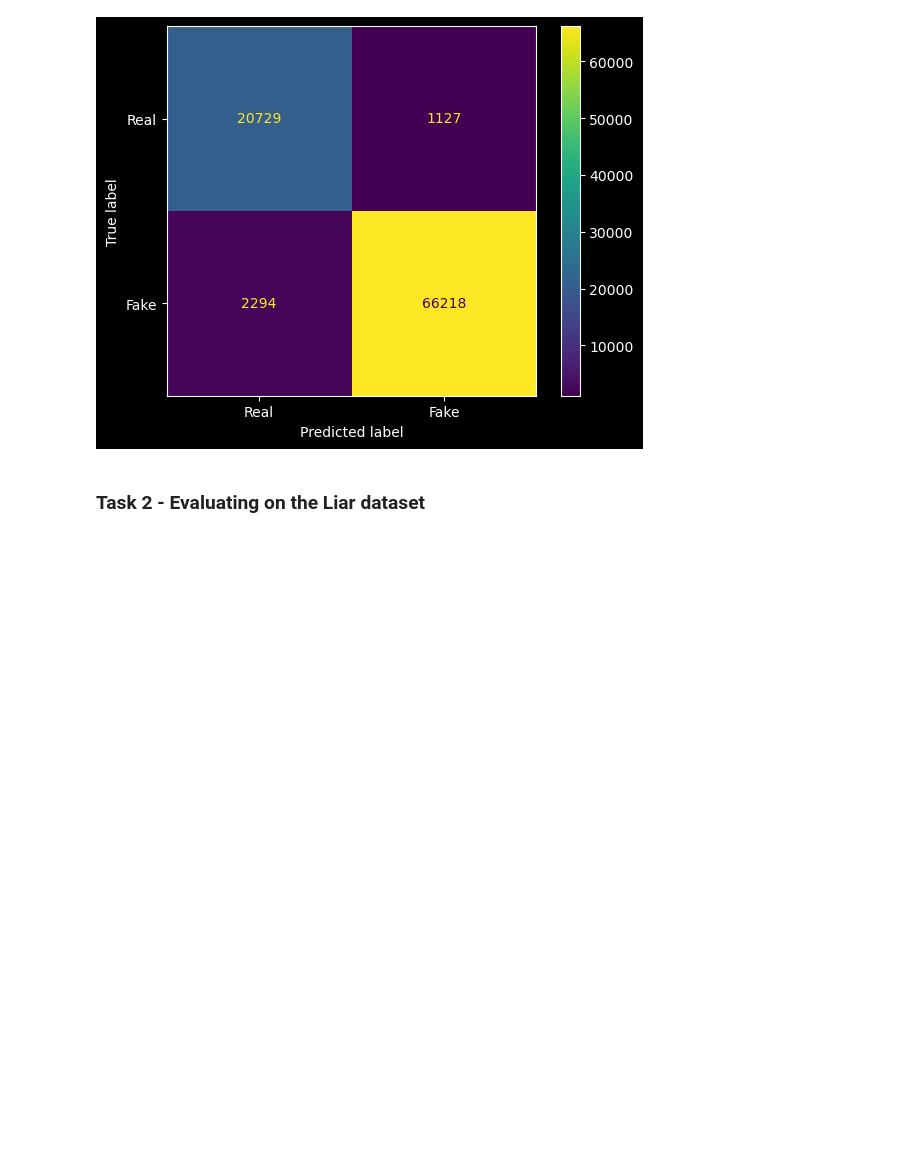
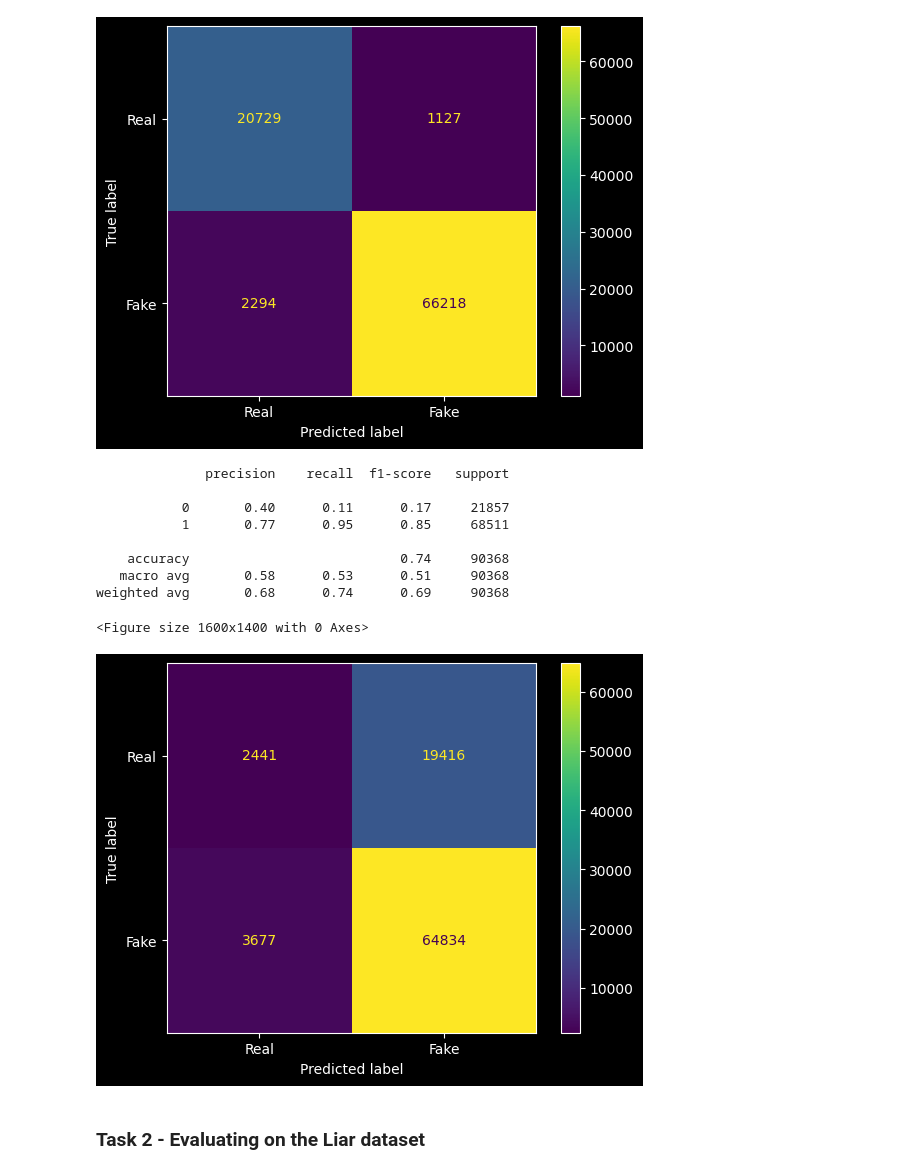
Before and after one commit to karlaugustnybo/Fake-News-Project, a Jupyter notebook: news/news_part_4.ipynb, the cells around one changed output. Saved outputs shown, nothing was run; the diff lists cells and outputs as text; code cells hidden in the pictures; blank space fills up the shorter version.

```diff
--- a/news/news_part_4.ipynb
+++ b/news/news_part_4.ipynb
@@ -204,6 +190,33 @@ plt.style.use('ggplot')
 weighted avg       0.96      0.96      0.96     90368
 <Figure size 1600x1400 with 0 Axes>
 [figure]
+# %%
+X_test_tfidf = load_npz("data/X_test_tfidf.npz")
+y_test_tfidf = pd.read_csv("data/y_test_tfidf.csv")["isfake"]
+# %%
+# Predictions using SVM
+y_preds_svm = svm.predict(X_test_tfidf)
+print(classification_report(y_test_tfidf, y_preds_svm))
+
+cmatrix = confusion_matrix(y_test_tfidf, y_preds_svm)
+cm_display = ConfusionMatrixDisplay(confusion_matrix=cmatrix, display_labels=['Real','Fake'])
+plt.figure(figsize=(16,14))
+plt.style.use('default')
+plt.style.use('dark_background')
+cm_display.plot()
+plt.show()
+plt.style.use('ggplot')
+# %% [output]
+              precision    recall  f1-score   support
+
+           0       0.40      0.11      0.17     21857
+           1       0.77      0.95      0.85     68511
+
+    accuracy                           0.74     90368
+   macro avg       0.58      0.53      0.51     90368
+weighted avg       0.68      0.74      0.69     90368
+<Figure size 1600x1400 with 0 Axes>
+[figure, added]
 # %%
 # # Evaluating the Bert model
 
```
Also changed, not shown: parts of 6 cells of this notebook, 2 other files.
